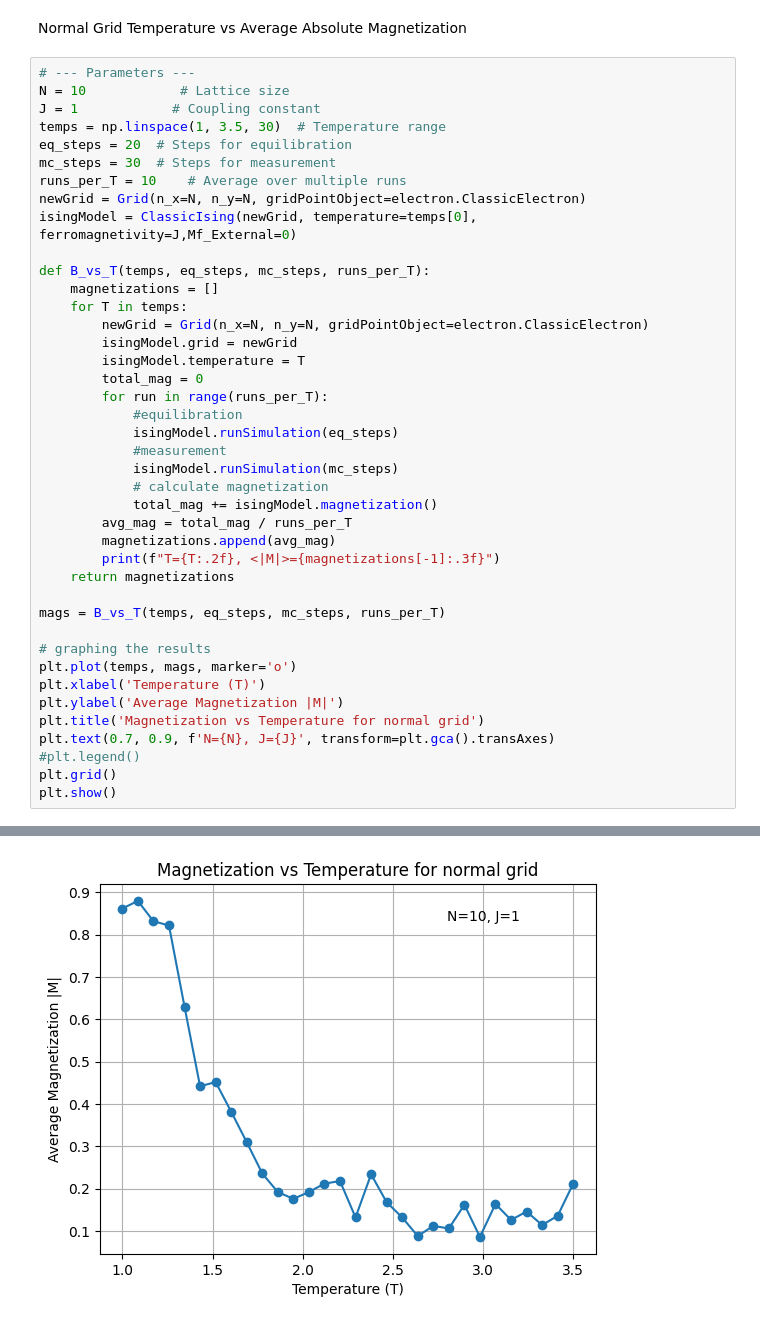
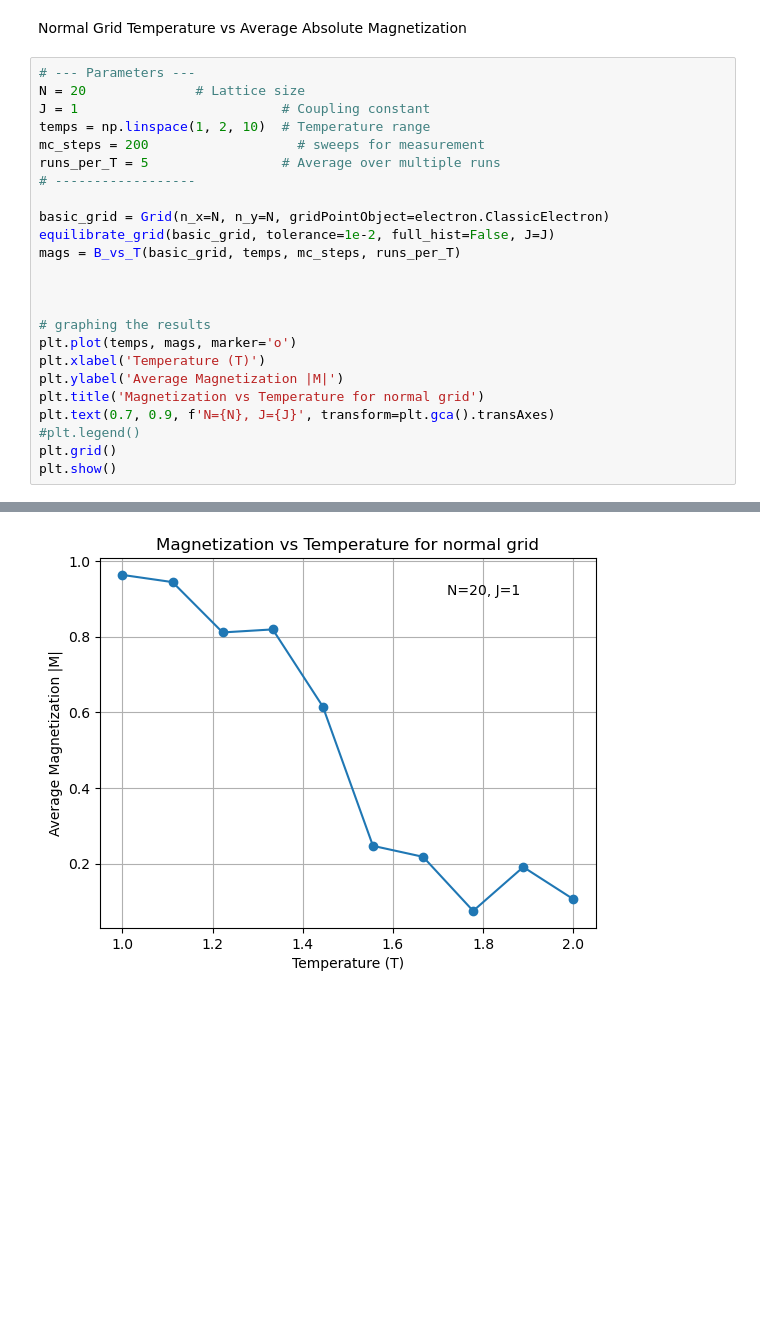
Before and after one commit to nirmiller/comp_phy_final_project, a Jupyter notebook: stats_n_graphs.ipynb, the cells around one changed output, grey strips where cells are left out. Drawn from its saved outputs; the diff is of its cells as text; blank space fills up the shorter version.

```diff
--- a/stats_n_graphs.ipynb
+++ b/stats_n_graphs.ipynb
@@ -8,35 +84,18 @@ import numpy as np
 Normal Grid Temperature vs Average Absolute Magnetization
 # %%
 # --- Parameters ---
-N = 10            # Lattice size
-J = 1            # Coupling constant
-temps = np.linspace(1, 3.5, 30)  # Temperature range
-eq_steps = 20  # Steps for equilibration
-mc_steps = 30  # Steps for measurement
-runs_per_T = 10    # Average over multiple runs
-newGrid = Grid(n_x=N, n_y=N, gridPointObject=electron.ClassicElectron)
-isingModel = ClassicIsing(newGrid, temperature=temps[0], ferromagnetivity=J,Mf_External=0)
+N = 20              # Lattice size
+J = 1                          # Coupling constant
+temps = np.linspace(1, 2, 10)  # Temperature range
+mc_steps = 200                   # sweeps for measurement
+runs_per_T = 5                 # Average over multiple runs
+# ------------------
 
-def B_vs_T(temps, eq_steps, mc_steps, runs_per_T):
-    magnetizations = []
-    for T in temps:
-        newGrid = Grid(n_x=N, n_y=N, gridPointObject=electron.ClassicElectron)
-        isingModel.grid = newGrid
-        isingModel.temperature = T
-        total_mag = 0
-        for run in range(runs_per_T):
-            #equilibration
-            isingModel.runSimulation(eq_steps)
-            #measurement
-            isingModel.runSimulation(mc_steps)
-            # calculate magnetization
-            total_mag += isingModel.magnetization()
-        avg_mag = total_mag / runs_per_T
-        magnetizations.append(avg_mag)
-        print(f"T={T:.2f}, <|M|>={magnetizations[-1]:.3f}")
-    return magnetizations
+basic_grid = Grid(n_x=N, n_y=N, gridPointObject=electron.ClassicElectron)
+equilibrate_grid(basic_grid, tolerance=1e-2, full_hist=False, J=J)
+mags = B_vs_T(basic_grid, temps, mc_steps, runs_per_T)
 
-mags = B_vs_T(temps, eq_steps, mc_steps, runs_per_T)
+
 
 # graphing the results
 plt.plot(temps, mags, marker='o')
@@ -68,2 +111,2 @@ T=3.50, <|M|>=0.212
-[figure, old version]
+[figure, new version]
 # %% [markdown]
```
Also changed, not shown: parts of 8 cells of this notebook.
